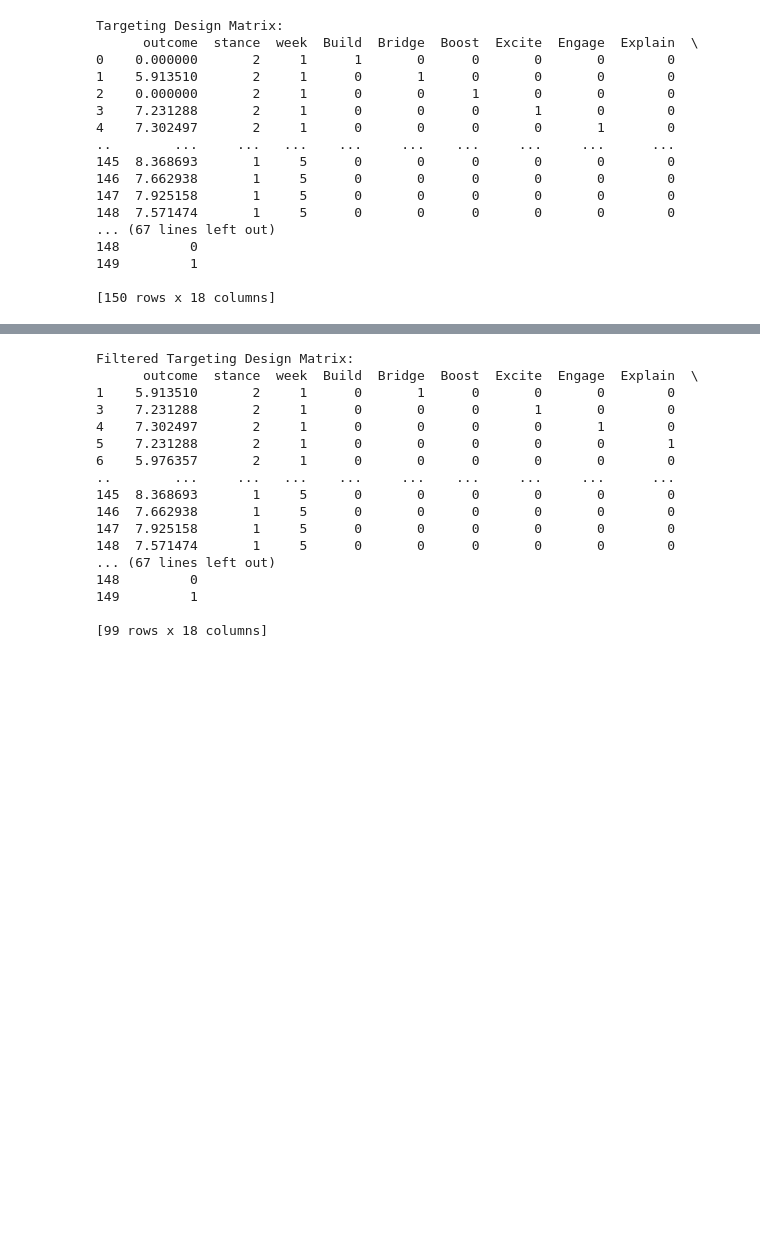
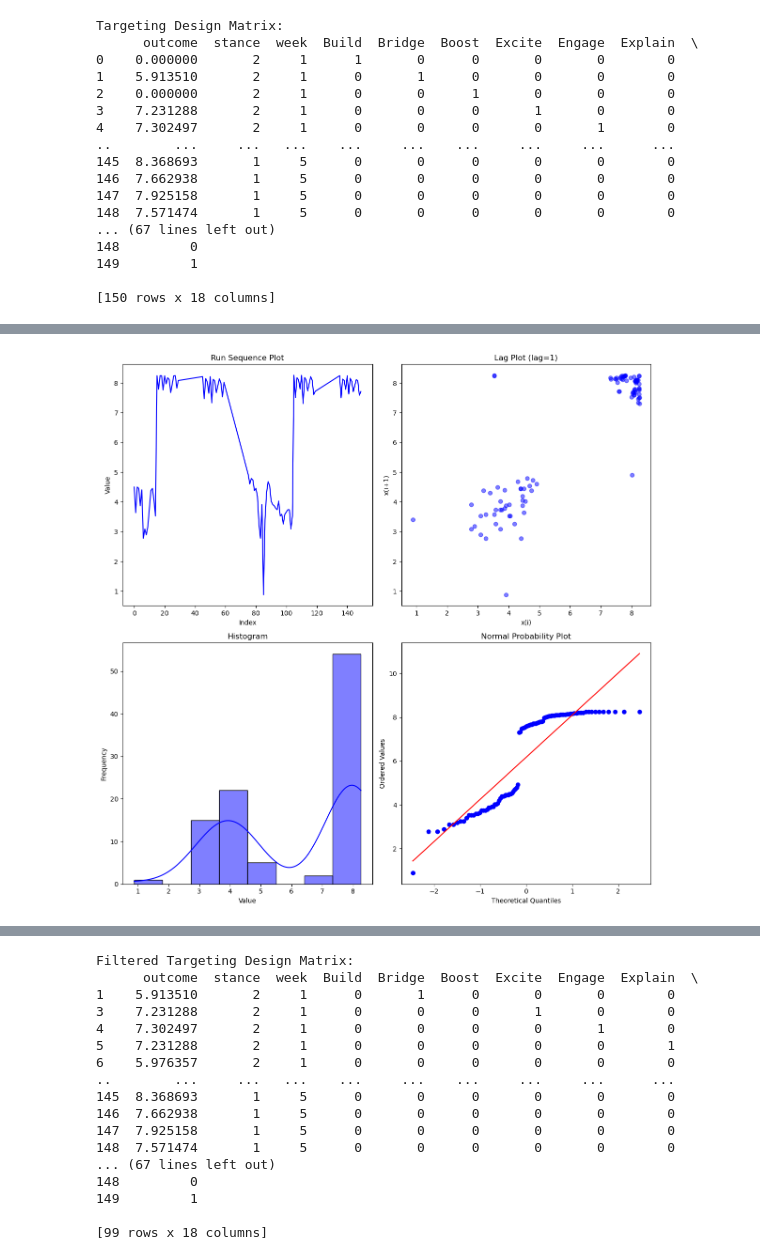
Before and after one commit to jhm18/ORA_Supplemental, a Jupyter notebook: BEND Assessment Models/temporal_bend.ipynb, the cells around one changed output, grey strips where cells are left out. Drawn from its saved outputs; the diff is of its cells as text; code cells hidden in the pictures; blank space fills up the shorter version.

```diff
--- a/BEND Assessment Models/temporal_bend.ipynb
+++ b/BEND Assessment Models/temporal_bend.ipynb
@@ -365,0 +406,5 @@ Targeting Design Matrix:
+# %%
+#Looking at the statistical Properties of the Targeted Distribution
+four_plot(targets_design_matrix[targets_design_matrix['outcome'] != 0]['outcome'])
+# %% [output]
+[figure, added]
```
Also changed, not shown: parts of 33 cells of this notebook.
